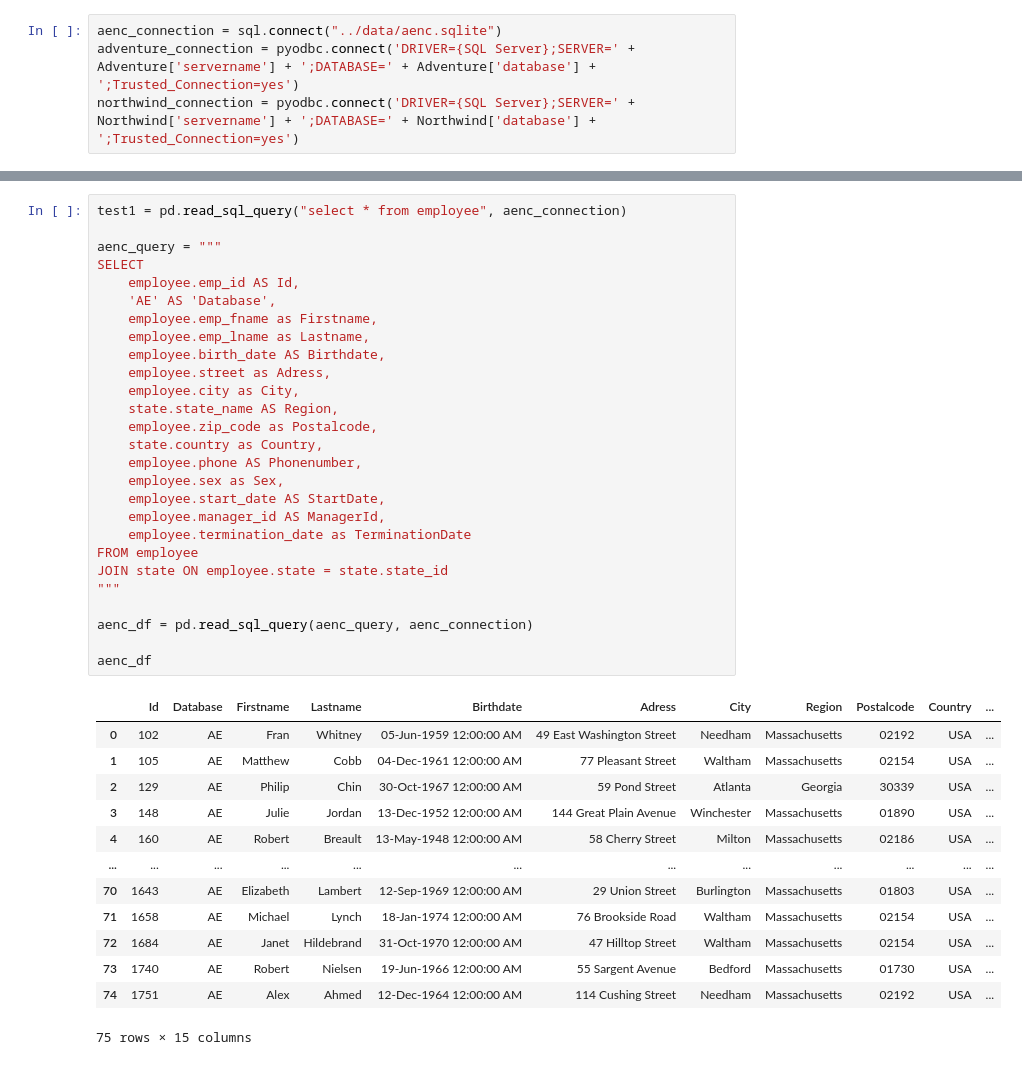
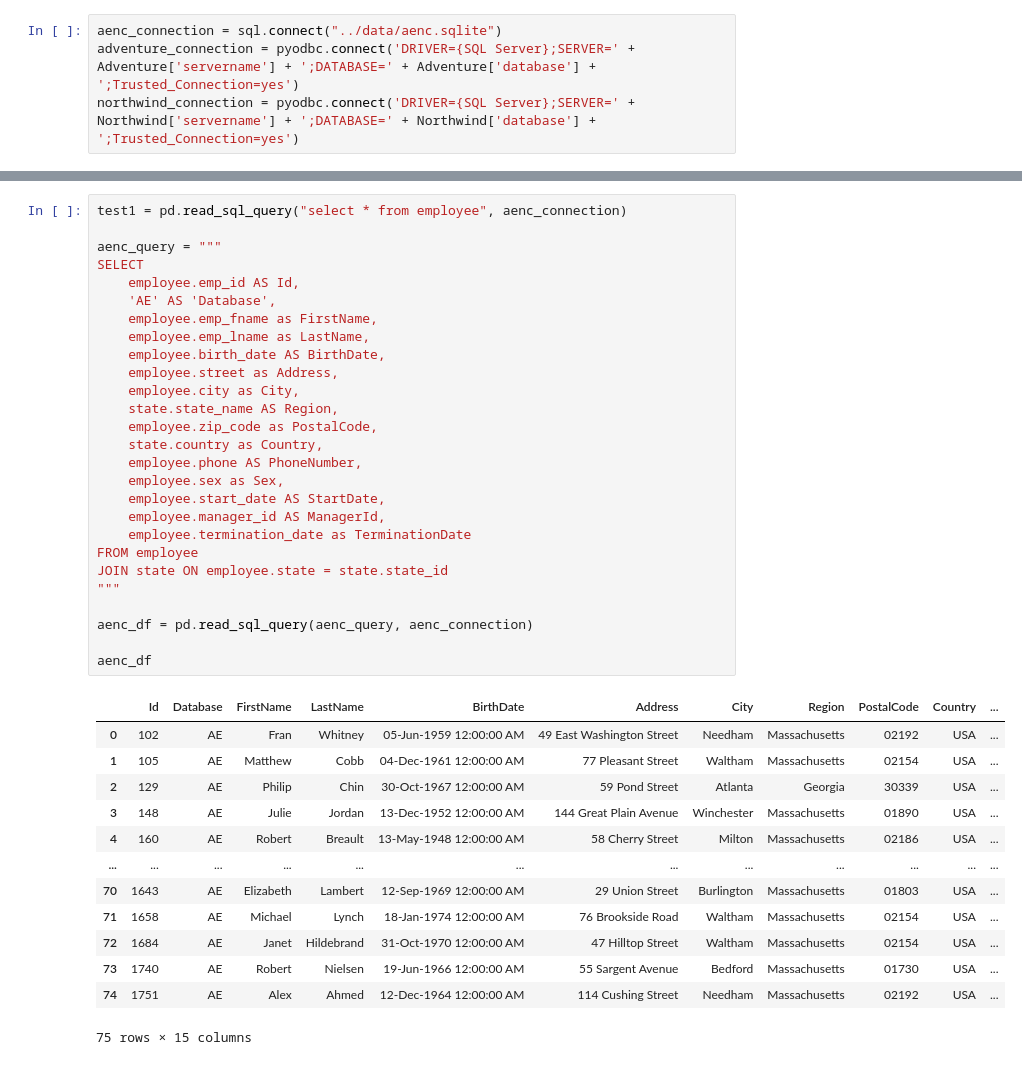
Before and after one commit to MaxHB01/undbtest, a Jupyter notebook: notebooks/employee.ipynb, the cells around one changed output, grey strips where cells are left out. Drawn from its saved outputs; the diff is of its cells as text.

Commit message:
Last

```diff
--- a/notebooks/employee.ipynb
+++ b/notebooks/employee.ipynb
@@ -57,32 +57,32 @@ northwind_df
 # %%
 test1 = pd.read_sql_query("select * from employee", aenc_connection)
 
 aenc_query = """
 SELECT
     employee.emp_id AS Id,
     'AE' AS 'Database',
-    employee.emp_fname as Firstname,
-    employee.emp_lname as Lastname,
-    employee.birth_date AS Birthdate,
-    employee.street as Adress,
+    employee.emp_fname as FirstName,
+    employee.emp_lname as LastName,
+    employee.birth_date AS BirthDate,
+    employee.street as Address,
     employee.city as City,
     state.state_name AS Region,
-    employee.zip_code as Postalcode,
+    employee.zip_code as PostalCode,
     state.country as Country,
-    employee.phone AS Phonenumber,
+    employee.phone AS PhoneNumber,
     employee.sex as Sex,
     employee.start_date AS StartDate,
     employee.manager_id AS ManagerId,
     employee.termination_date as TerminationDate
 FROM employee
 JOIN state ON employee.state = state.state_id
 """
 
 aenc_df = pd.read_sql_query(aenc_query, aenc_connection)
 
 aenc_df
 # %% [output]
-|  | Id | Database | Firstname | Lastname | Birthdate | Adress | City | Region | Postalcode | Country | ... |
+|  | Id | Database | FirstName | LastName | BirthDate | Address | City | Region | PostalCode | Country | ... |
 | 0 | 102 | AE | Fran | Whitney | 05-Jun-1959 12:00:00 AM | 49 East Washington Street | Needham | Massachusetts | 02192 | USA | ... |
 | 1 | 105 | AE | Matthew | Cobb | 04-Dec-1961 12:00:00 AM | 77 Pleasant Street | Waltham | Massachusetts | 02154 | USA | ... |
 | 2 | 129 | AE | Philip | Chin | 30-Oct-1967 12:00:00 AM | 59 Pond Street | Atlanta | Georgia | 30339 | USA | ... |
```
Also changed, not shown: parts of 3 cells of this notebook.
